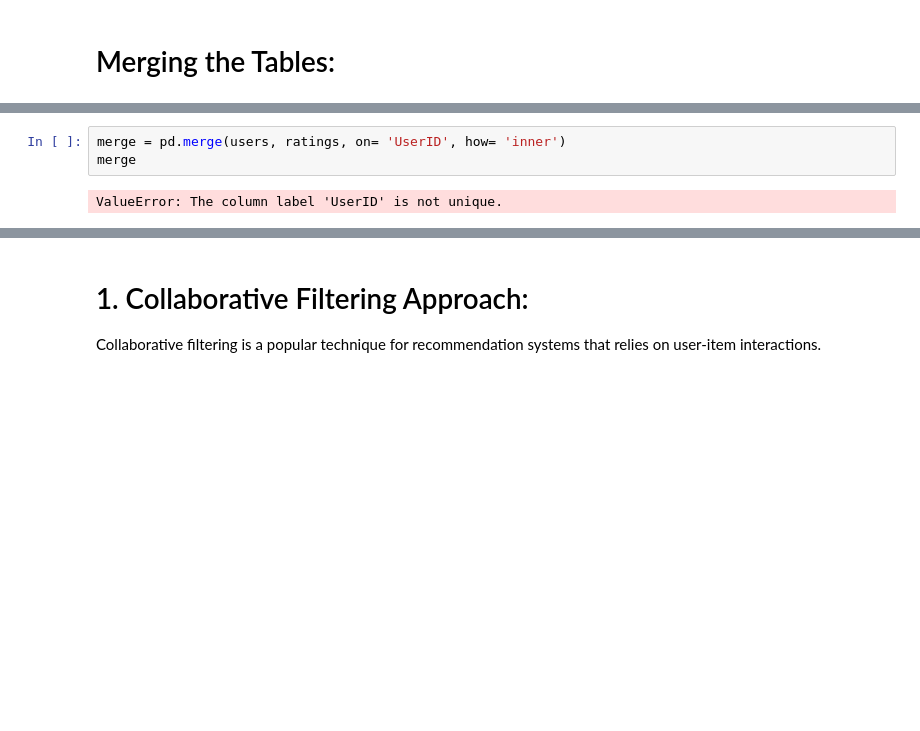
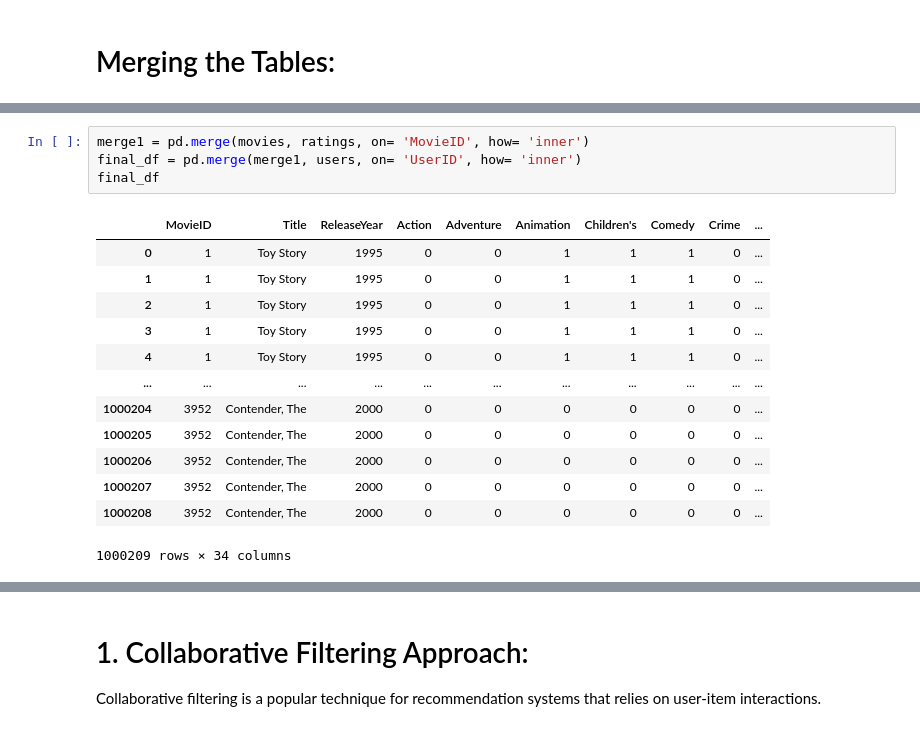
Before and after one commit to squink2002/Movie-Recommendation-System-Project, a Jupyter notebook: code/movie_recommendation_system.ipynb, the cells around one changed output, grey strips where cells are left out. Saved outputs shown, nothing was run; the diff lists cells and outputs as text; blank space fills up the shorter version.

Commit message:
solved merge

```diff
--- a/code/movie_recommendation_system.ipynb
+++ b/code/movie_recommendation_system.ipynb
@@ -419,5 +416,18 @@ print(users.columns.duplicated())
 # %%
-merge = pd.merge(users, ratings, on= 'UserID', how= 'inner')
-merge
+merge1 = pd.merge(movies, ratings, on= 'MovieID', how= 'inner')
+final_df = pd.merge(merge1, users, on= 'UserID', how= 'inner')
+final_df
 # %% [output]
+|  | MovieID | Title | ReleaseYear | Action | Adventure | Animation | Children's | Comedy | Crime | ... |
+| 0 | 1 | Toy Story | 1995 | 0 | 0 | 1 | 1 | 1 | 0 | ... |
+| 1 | 1 | Toy Story | 1995 | 0 | 0 | 1 | 1 | 1 | 0 | ... |
+| 2 | 1 | Toy Story | 1995 | 0 | 0 | 1 | 1 | 1 | 0 | ... |
+| 3 | 1 | Toy Story | 1995 | 0 | 0 | 1 | 1 | 1 | 0 | ... |
+| 4 | 1 | Toy Story | 1995 | 0 | 0 | 1 | 1 | 1 | 0 | ... |
+| ... | ... | ... | ... | ... | ... | ... | ... | ... | ... | ... |
+| 1000204 | 3952 | Contender, The | 2000 | 0 | 0 | 0 | 0 | 0 | 0 | ... |
+| 1000205 | 3952 | Contender, The | 2000 | 0 | 0 | 0 | 0 | 0 | 0 | ... |
+| 1000206 | 3952 | Contender, The | 2000 | 0 | 0 | 0 | 0 | 0 | 0 | ... |
+| 1000207 | 3952 | Contender, The | 2000 | 0 | 0 | 0 | 0 | 0 | 0 | ... |
+| 1000208 | 3952 | Contender, The | 2000 | 0 | 0 | 0 | 0 | 0 | 0 | ... |
-ValueError: The column label 'UserID' is not unique.
+1000209 rows × 34 columns
```
Also changed, not shown: parts of 10 cells of this notebook.
